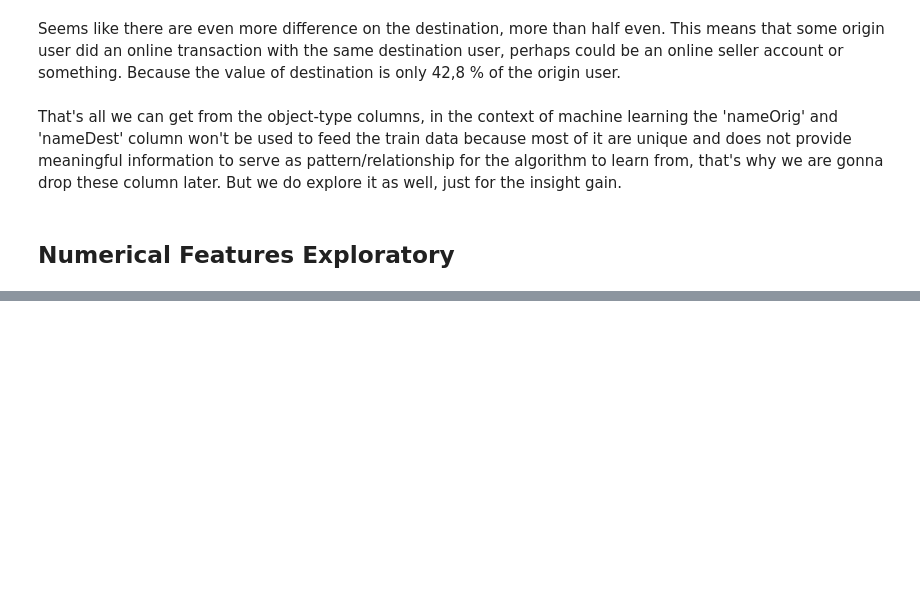
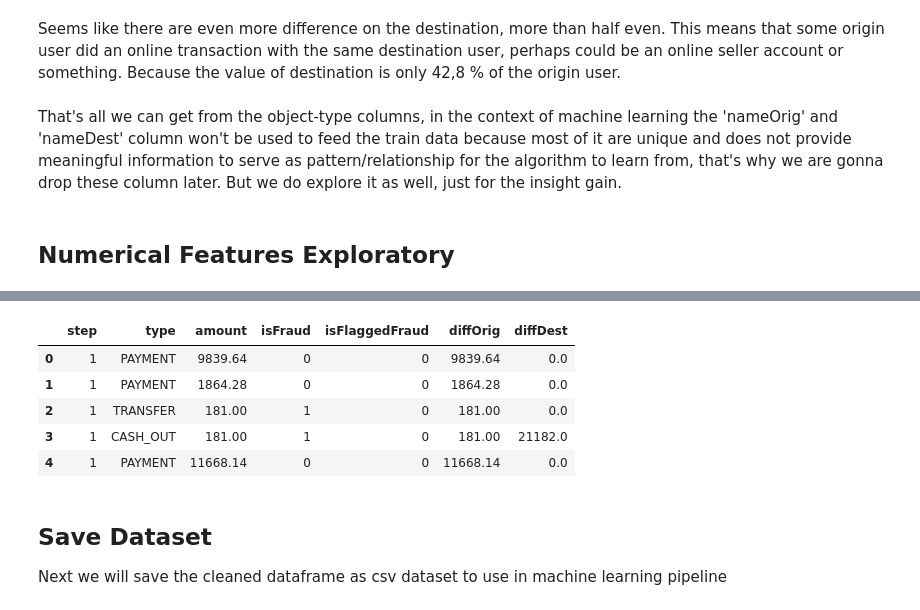
Before and after one commit to blitzkz23/online-payments-fraud-detection, a Jupyter notebook: notebooks/exploration.ipynb, the cells around one changed output, grey strips where cells are left out. Saved outputs shown, nothing was run; the diff lists cells and outputs as text; code cells hidden in the pictures; blank space fills up the shorter version.

```diff
--- a/notebooks/exploration.ipynb
+++ b/notebooks/exploration.ipynb
@@ -255,0 +340,12 @@ test
+# %%
+cleaned_df.head()
+# %% [output]
+|  | step | type | amount | isFraud | isFlaggedFraud | diffOrig | diffDest |
+| 0 | 1 | PAYMENT | 9839.64 | 0 | 0 | 9839.64 | 0.0 |
+| 1 | 1 | PAYMENT | 1864.28 | 0 | 0 | 1864.28 | 0.0 |
+| 2 | 1 | TRANSFER | 181.00 | 1 | 0 | 181.00 | 0.0 |
+| 3 | 1 | CASH_OUT | 181.00 | 1 | 0 | 181.00 | 21182.0 |
+| 4 | 1 | PAYMENT | 11668.14 | 0 | 0 | 11668.14 | 0.0 |
+# %% [markdown]
+## Save Dataset
+Next we will save the cleaned dataframe as csv dataset to use in machine learning pipeline
```
Also changed, not shown: parts of 27 cells of this notebook.
